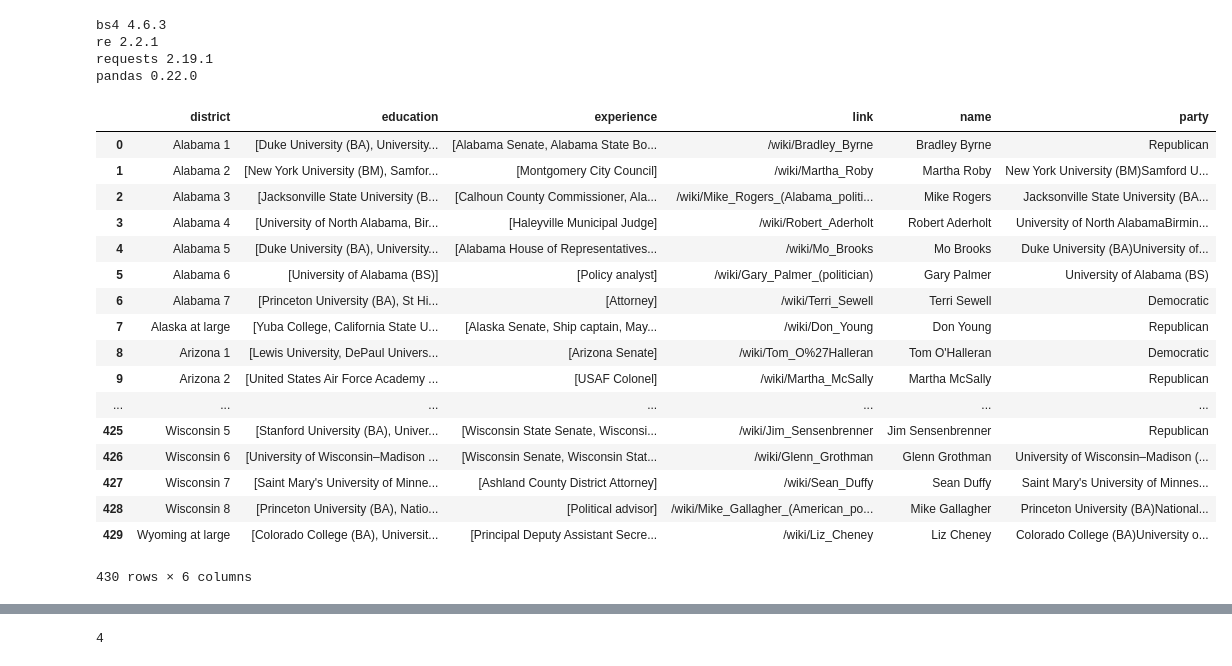
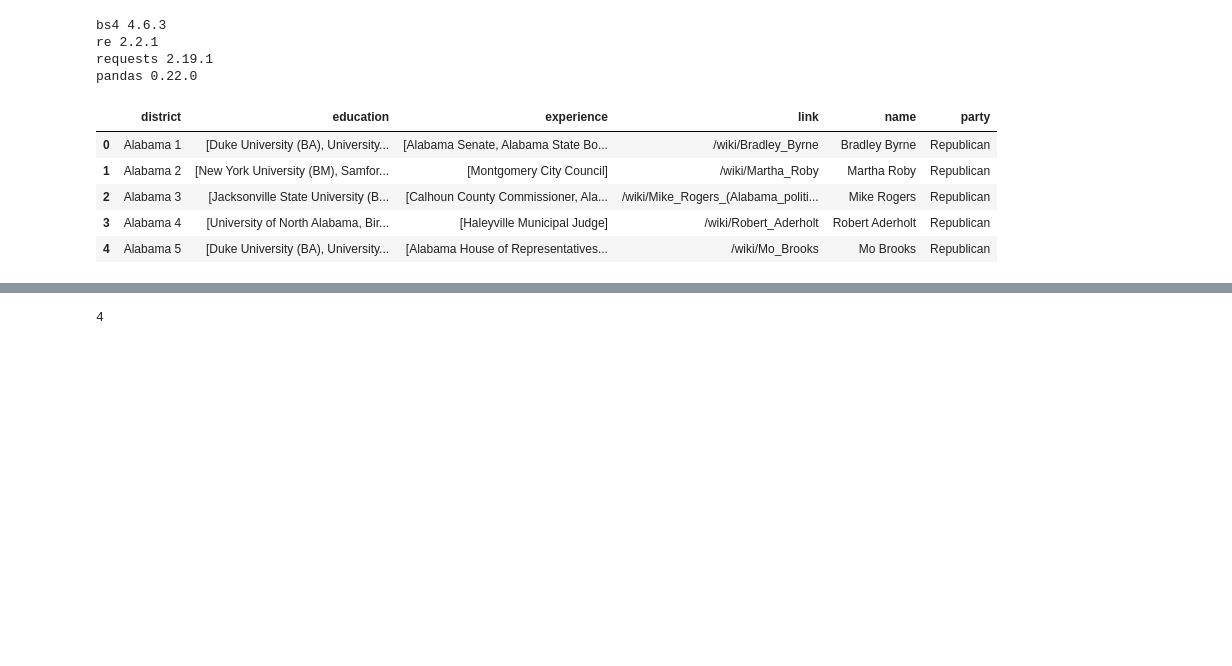
Before and after one commit to kjprice/house-of-representatives, a Jupyter notebook: Get All Representatives.ipynb, the cells around one changed output, grey strips where cells are left out. Cells and saved outputs as stored; diff of their text form; code cells hidden in the pictures; blank space fills up the shorter version.

Commit message:
Get "party" working

```diff
--- a/Get All Representatives.ipynb
+++ b/Get All Representatives.ipynb
@@ -17,10 +17,13 @@ URL_LIST_OF_ALL = 'https://en.wikipedia.org/wiki/List_of_current_members_of_the_
 
 LOCAL_RAW_LIST_FILE_PATH = 'data/raw_wikipedia_list.html'
 SAVED_CSV_FILE_PATH = 'data/representatives_list_raw.csv'
+
+# Currently all of the representatives are in one of these two parties - these may need to be updated at some point
+POSSIBLE_POLITICAL_PARTIES = ('Republican', 'Democratic')
 # %%
 def get_text_from_local():
     with open(LOCAL_RAW_LIST_FILE_PATH) as f:
-        return f
+        return f.read()
 
 def get_text_from_url_and_save(url):
     text = requests.get(url).text
@@ -56,7 +59,6 @@ def split_by_br(cell):
     text = b.text
     return [line.strip() for line in text.split(split_by)]
 # %%
-
 def get_district(row):
     return get_nth_cell(row, 0).text.strip()
 
@@ -65,8 +67,15 @@ def get_name(row):
 def get_link(row):
     return get_link_element(row).attrs['href']
 
-def get_party(row):
-    return get_nth_cell(row, 3).text.strip()
+def get_party(row, previous_party, name):
+    party = get_nth_cell(row, -6).text.strip()
+    if party in POSSIBLE_POLITICAL_PARTIES:
+        return party
+    elif party == name:
+        return previous_party
+    else:
+        print('unkown party {}'.format(party))
+        return party
 
 def get_experience(row):
     cell = get_nth_cell(row, -5)
@@ -89,49 +98,41 @@ def get_education(row):
 def is_vacant(row):
     vacant_row = get_nth_cell(row, 1).text.strip()
     return vacant_row ==   'Vacant'
 
 def get_all_links_and_info(text):
     b = BeautifulSoup(text, 'lxml')
     table = b.find(id = 'votingmembers')
     rows = table.findAll(name='tr')
     output = {
         'district': [],
         'name': [],
         'link': [],
         'party': [],
         'experience': [],
         'education': [],
     }
     i = 0
+    previous_party = None
     for row in rows[1:]:
         i+=1
         if is_vacant(row):
             continue
         output['district'].append(get_district(row))
-        output['name'].append(get_name(row))
+        name = get_name(row)
+        output['name'].append(name)
         output['link'].append(get_link(row))
-        output['party'].append(get_party(row))
         output['experience'].append(get_experience(row))
         output['education'].append(get_education(row))
+        party = get_party(row, previous_party, name)
+        output['party'].append(party)
+        previous_party = party
     return pd.DataFrame(output)
 all_info = get_all_links_and_info(text)
-all_info
+all_info.head()
 # %% [output]
 |  | district | education | experience | link | name | party |
 | 0 | Alabama 1 | [Duke University (BA), University... | [Alabama Senate, Alabama State Bo... | /wiki/Bradley_Byrne | Bradley Byrne | Republican |
-| 1 | Alabama 2 | [New York University (BM), Samfor... | [Montgomery City Council] | /wiki/Martha_Roby | Martha Roby | New York University (BM)Samford U... |
-| 2 | Alabama 3 | [Jacksonville State University (B... | [Calhoun County Commissioner, Ala... | /wiki/Mike_Rogers_(Alabama_politi... | Mike Rogers | Jacksonville State University (BA... |
-| 3 | Alabama 4 | [University of North Alabama, Bir... | [Haleyville Municipal Judge] | /wiki/Robert_Aderholt | Robert Aderholt | University of North AlabamaBirmin... |
-| 4 | Alabama 5 | [Duke University (BA), University... | [Alabama House of Representatives... | /wiki/Mo_Brooks | Mo Brooks | Duke University (BA)University of... |
-| 5 | Alabama 6 | [University of Alabama (BS)] | [Policy analyst] | /wiki/Gary_Palmer_(politician) | Gary Palmer | University of Alabama (BS) |
-| 6 | Alabama 7 | [Princeton University (BA), St Hi... | [Attorney] | /wiki/Terri_Sewell | Terri Sewell | Democratic |
-| 7 | Alaska at large | [Yuba College, California State U... | [Alaska Senate, Ship captain, May... | /wiki/Don_Young | Don Young | Republican |
-| 8 | Arizona 1 | [Lewis University, DePaul Univers... | [Arizona Senate] | /wiki/Tom_O%27Halleran | Tom O'Halleran | Democratic |
-| 9 | Arizona 2 | [United States Air Force Academy ... | [USAF Colonel] | /wiki/Martha_McSally | Martha McSally | Republican |
-| ... | ... | ... | ... | ... | ... | ... |
-| 425 | Wisconsin 5 | [Stanford University (BA), Univer... | [Wisconsin State Senate, Wisconsi... | /wiki/Jim_Sensenbrenner | Jim Sensenbrenner | Republican |
-| 426 | Wisconsin 6 | [University of Wisconsin–Madison ... | [Wisconsin Senate, Wisconsin Stat... | /wiki/Glenn_Grothman | Glenn Grothman | University of Wisconsin–Madison (... |
-| 427 | Wisconsin 7 | [Saint Mary's University of Minne... | [Ashland County District Attorney] | /wiki/Sean_Duffy | Sean Duffy | Saint Mary's University of Minnes... |
-| 428 | Wisconsin 8 | [Princeton University (BA), Natio... | [Political advisor] | /wiki/Mike_Gallagher_(American_po... | Mike Gallagher | Princeton University (BA)National... |
-| 429 | Wyoming at large | [Colorado College (BA), Universit... | [Principal Deputy Assistant Secre... | /wiki/Liz_Cheney | Liz Cheney | Colorado College (BA)University o... |
+| 1 | Alabama 2 | [New York University (BM), Samfor... | [Montgomery City Council] | /wiki/Martha_Roby | Martha Roby | Republican |
+| 2 | Alabama 3 | [Jacksonville State University (B... | [Calhoun County Commissioner, Ala... | /wiki/Mike_Rogers_(Alabama_politi... | Mike Rogers | Republican |
+| 3 | Alabama 4 | [University of North Alabama, Bir... | [Haleyville Municipal Judge] | /wiki/Robert_Aderholt | Robert Aderholt | Republican |
+| 4 | Alabama 5 | [Duke University (BA), University... | [Alabama House of Representatives... | /wiki/Mo_Brooks | Mo Brooks | Republican |
-430 rows × 6 columns
```
Also changed, not shown: parts of 2 cells of this notebook.
